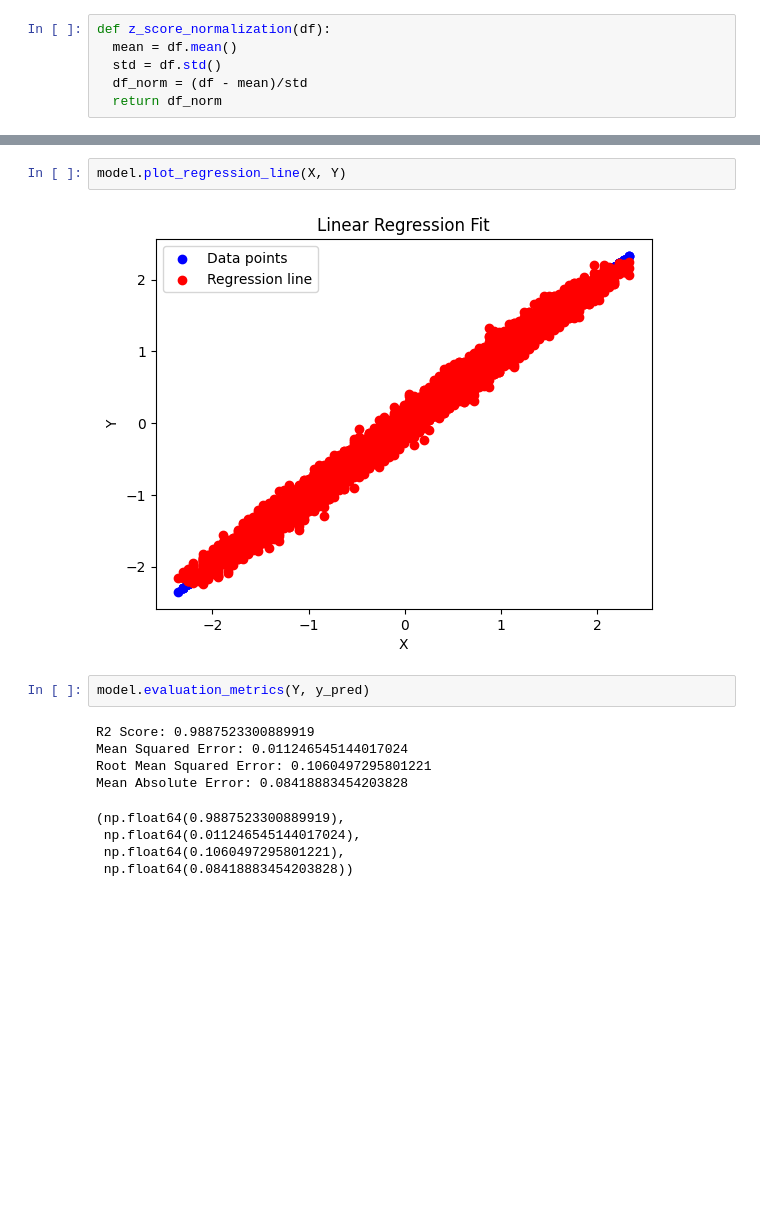
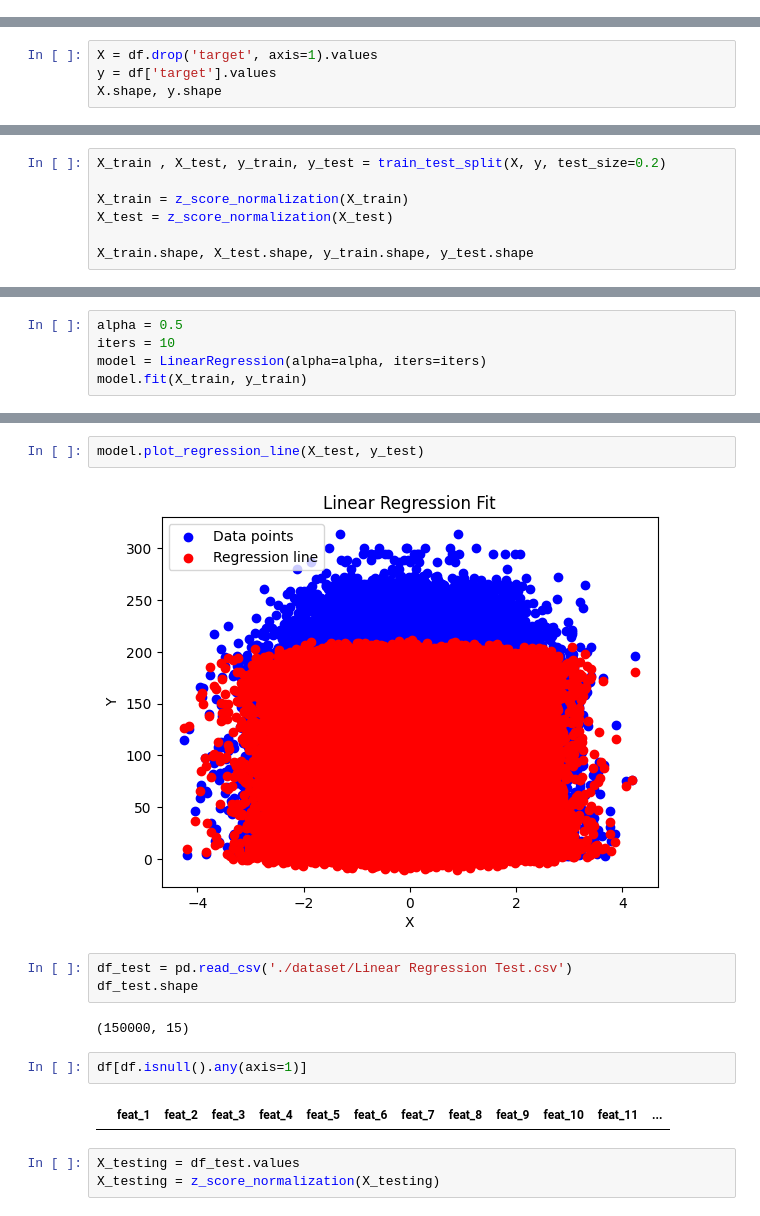
Before and after one commit to Mayank2305Mishra/ML_models_from_scratch, a Jupyter notebook: linear_regression.ipynb, the cells around one changed output, grey strips where cells are left out. Saved outputs shown, nothing was run; the diff lists cells and outputs as text; blank space fills up the shorter version.

Commit message:
Logistic_Regression + Dataset

```diff
--- a/linear_regression.ipynb
+++ b/linear_regression.ipynb
@@ -19,6 +10,0 @@ df['Extracurricular Activities'] = df['Extracurricular Activities'].map({'Yes':
-# %%
-def z_score_normalization(df):
-  mean = df.mean()
-  std = df.std()
-  df_norm = (df - mean)/std
-  return df_norm
@@ -50,0 +20,4 @@ y_pred = model.predict(X)
+# %%
+X = df.drop('target', axis=1).values
+y = df['target'].values
+X.shape, y.shape
@@ -50,0 +26,7 @@ y_pred = model.predict(X)
+# %%
+X_train , X_test, y_train, y_test = train_test_split(X, y, test_size=0.2)
+
+X_train = z_score_normalization(X_train)
+X_test = z_score_normalization(X_test)
+
+X_train.shape, X_test.shape, y_train.shape, y_test.shape
@@ -50,0 +35,5 @@ y_pred = model.predict(X)
+# %%
+alpha = 0.5
+iters = 10
+model = LinearRegression(alpha=alpha, iters=iters)
+model.fit(X_train, y_train)
@@ -55,15 +73,16 @@ model.plot_cost()
 # %%
-model.plot_regression_line(X, Y)
+model.plot_regression_line(X_test, y_test)
 # %% [output]
-[figure, old version]
+[figure, new version]
-# %%
-model.evaluation_metrics(Y, y_pred)
-# %% [output]
-R2 Score: 0.9887523300889919
-Mean Squared Error: 0.011246545144017024
-Root Mean Squared Error: 0.1060497295801221
-Mean Absolute Error: 0.08418883454203828
-(np.float64(0.9887523300889919),
- np.float64(0.011246545144017024),
- np.float64(0.1060497295801221),
- np.float64(0.08418883454203828))
+# %%
+df_test = pd.read_csv('./dataset/Linear Regression Test.csv')
+df_test.shape
+# %% [output]
+(150000, 15)
+# %%
+df[df.isnull().any(axis=1)]
+# %% [output]
+|  | feat_1 | feat_2 | feat_3 | feat_4 | feat_5 | feat_6 | feat_7 | feat_8 | feat_9 | feat_10 | feat_11 | ... |
+# %%
+X_testing = df_test.values
+X_testing = z_score_normalization(X_testing)
```
Also changed, not shown: parts of 20 cells of this notebook, 13 other files.
